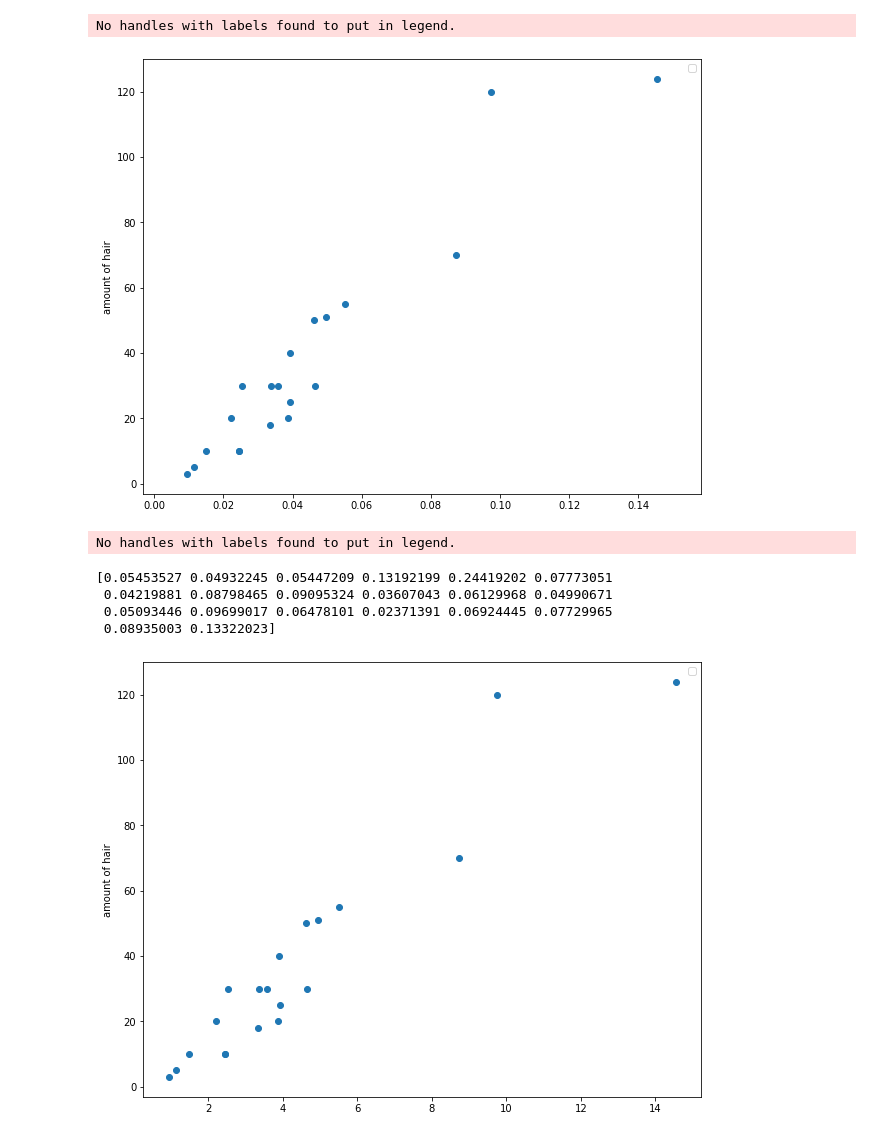
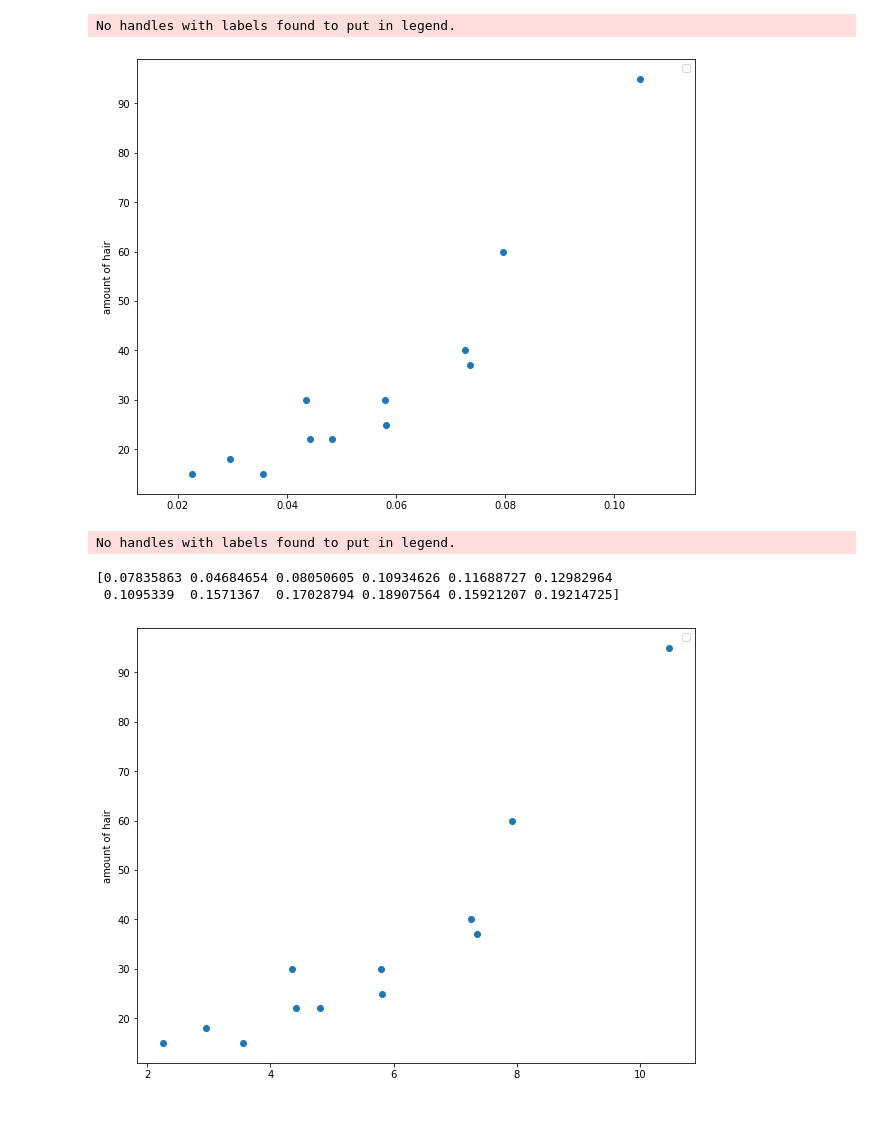
Before and after one commit to CodeIsJustLikeMagic/HairEstimation, a Jupyter notebook: guess funktions.ipynb, the cells around one changed output. Saved outputs shown, nothing was run; the diff lists cells and outputs as text; code cells hidden in the pictures.

```diff
--- a/guess funktions.ipynb
+++ b/guess funktions.ipynb
@@ -10,16 +10,16 @@
 # %%
 import numpy as np
 import matplotlib.pyplot as plt
-alldata = np.load('HairEstimationPython/Users/Bina/data/calibrationData.out' + '.npy')
-keys = np.load('HairEstimationPython/Users/Bina/data/calibkeyData.out' + '.npy')
-hairAmount = np.load('HairEstimationPython/Users/Bina/data/calibhairAmount.out' + '.npy')
-#alldata = np.load('HairEstimationPython/Users/Mummel/data/calibrationData.out' + '.npy')
-#keys = np.load('HairEstimationPython/Users/Mummel/data/calibkeyData.out' + '.npy')
-#hairAmount = np.load('HairEstimationPython/Users/Mummel/data/calibhairAmount.out' + '.npy')
+#alldata = np.load('HairEstimationPython/Users/Bina/data/calibrationData.out' + '.npy')
+#keys = np.load('HairEstimationPython/Users/Bina/data/calibkeyData.out' + '.npy')
+#hairAmount = np.load('HairEstimationPython/Users/Bina/data/calibhairAmount.out' + '.npy')
+alldata = np.load('HairEstimationPython/Users/Mummel/data/calibrationData.out' + '.npy')
+keys = np.load('HairEstimationPython/Users/Mummel/data/calibkeyData.out' + '.npy')
+hairAmount = np.load('HairEstimationPython/Users/Mummel/data/calibhairAmount.out' + '.npy')
 denseinnerSectionSize = alldata[20::np.size(keys)]
 denseSectionperc = alldata[19::np.size(keys)]
 hairSectionSize = alldata[10::np.size(keys)]
-outersectionperc = alldata[9::np.size(keys)]
+outerSectionPerc = alldata[9::np.size(keys)]
 origperc = alldata[4::np.size(keys)]
 hairpixels = alldata[2::np.size(keys)]
 hairAmount = np.array(list(map(int, hairAmount)))
@@ -37,31 +37,11 @@ looseSectionAVGSize = alldata[11::np.size(keys)]
 allPixels = alldata[3::np.size(keys)]
 
 
-hairperc = ((looseHairSum+denseHairSum)/allPixels) * 100
+hairPerc = ((looseHairSum+denseHairSum)/allPixels) * 100
 
 innersec = 1- alldata[9::np.size(keys)]
 denseSec = 1- alldata[19::np.size(keys)]
-diff = innersec-denseSec
-m = diff.mean()
-fig, ax = plt.subplots(figsize=(10, 8))
 
-print(list(zip(hairAmount,denseHairSum/allPixels, denseSec,origperc,hairperc)))
-
-calibrationDataX = hairperc + (hairperc *5* (diff-m))
-#print(calibrationDataX)
-#print(diff)
-#print(hairperc *50* (diff-m))
-#print(10*diff-m)
-
-#ax.scatter(calibrationDataX, hairAmount)
-#ax.scatter(hairperc* 1+diff,hairAmount)
-n = 2
-#ax.scatter(calibrationDataX, hairAmount)
-ax.scatter(origperc, hairAmount, label='original')
-ax.scatter(hairperc,hairAmount,label='new')
-ax.set_ylabel('amount of hair')
-ax.legend(loc = 'best')
-plt.show()
-z = zip(hairAmount, innersec, denseSec, diff, hairperc)
-print(list(z))
+print(hairPerc)
+print(hairAmount)
 # %% [output]
@@ -98,41 +81,39 @@ ax.scatter((backgroundSectionNum-denseSectionNum)*(1-outersectionperc),hairAmoun
 # %%
 fig, ax = plt.subplots(figsize=(10, 8))
 #ax.scatter(secn/(1-outersectionperc),hairAmount)#
 #ax.scatter(denseHairSum/hairpixels,hairAmount)#anteil of hair that is in dense section
 #ax.scatter(denseHairSum/denseinnerSectionSize,hairAmount)#density of hair in dense section
 #ax.scatter(hairpixels/hairSectionSize,hairAmount)#dichte der haare
-ax.scatter((hairpixels/hairSectionSize)*(1-outersectionperc),hairAmount)#dichte * haarsection size .this one is nice
+ax.scatter((hairpixels/hairSectionSize)*(1-outerSectionPerc),hairAmount)#dichte * haarsection size .this one is nice
 #ax.scatter((hairpixels/hairSectionSize)*(1-outersectionperc)*hairperc,hairAmount)# this one's not bad either
 #ax.scatter((((denseHairSum/denseinnerSectionSize)*(1-outersectionperc))),hairAmount)#anteil of hair that is in dense section
 #ax.scatter((((denseHairSum/denseinnerSectionSize)*(1-denseSectionperc))),hairAmount)#density of dense section in realtion to section size
 #ax.scatter(((hairpixels-denseHairSum)/(hairSectionSize-denseinnerSectionSize))*((1-outersectionperc)-(1-denseSectionperc)),hairAmount)
 
 
 
 denseDensity = (((denseHairSum/denseinnerSectionSize)*(1-denseSectionperc)))
-looseDensity = ((hairpixels-denseHairSum)/(hairSectionSize-denseinnerSectionSize))*((1-outersectionperc)-(1-denseSectionperc))
+looseDensity = ((hairpixels-denseHairSum)/(hairSectionSize-denseinnerSectionSize))*((1-outerSectionPerc)-(1-denseSectionperc))
 #ax.scatter(denseDensity/looseDensity,hairAmount)
 
 ax.set_ylabel('amount of hair')
 ax.legend(loc = 'best')
 plt.show()
 # %% [output]
 No handles with labels found to put in legend.
-[figure, old version]
+[figure, new version]
 # %%
 fig, ax = plt.subplots(figsize=(10, 8))
-print(1-outersectionperc)
-ax.scatter(hairperc,hairAmount)#hair density. hairpixels/
+print(1-outerSectionPerc)
+ax.scatter(hairPerc,hairAmount)#hair density. hairpixels/
 ax.set_ylabel('amount of hair')
 ax.legend(loc = 'best')
 plt.show()
 # %% [output]
 No handles with labels found to put in legend.
-[0.05453527 0.04932245 0.05447209 0.13192199 0.24419202 0.07773051
- 0.04219881 0.08798465 0.09095324 0.03607043 0.06129968 0.04990671
- 0.05093446 0.09699017 0.06478101 0.02371391 0.06924445 0.07729965
- 0.08935003 0.13322023]
+[0.07835863 0.04684654 0.08050605 0.10934626 0.11688727 0.12982964
+ 0.1095339  0.1571367  0.17028794 0.18907564 0.15921207 0.19214725]
-[figure, old version]
+[figure, new version]
 # %%
 fig, ax = plt.subplots(figsize=(10, 8))
 ax.scatter( denseSec-
```
Also changed, not shown: parts of 14 cells of this notebook, 24 other files.
